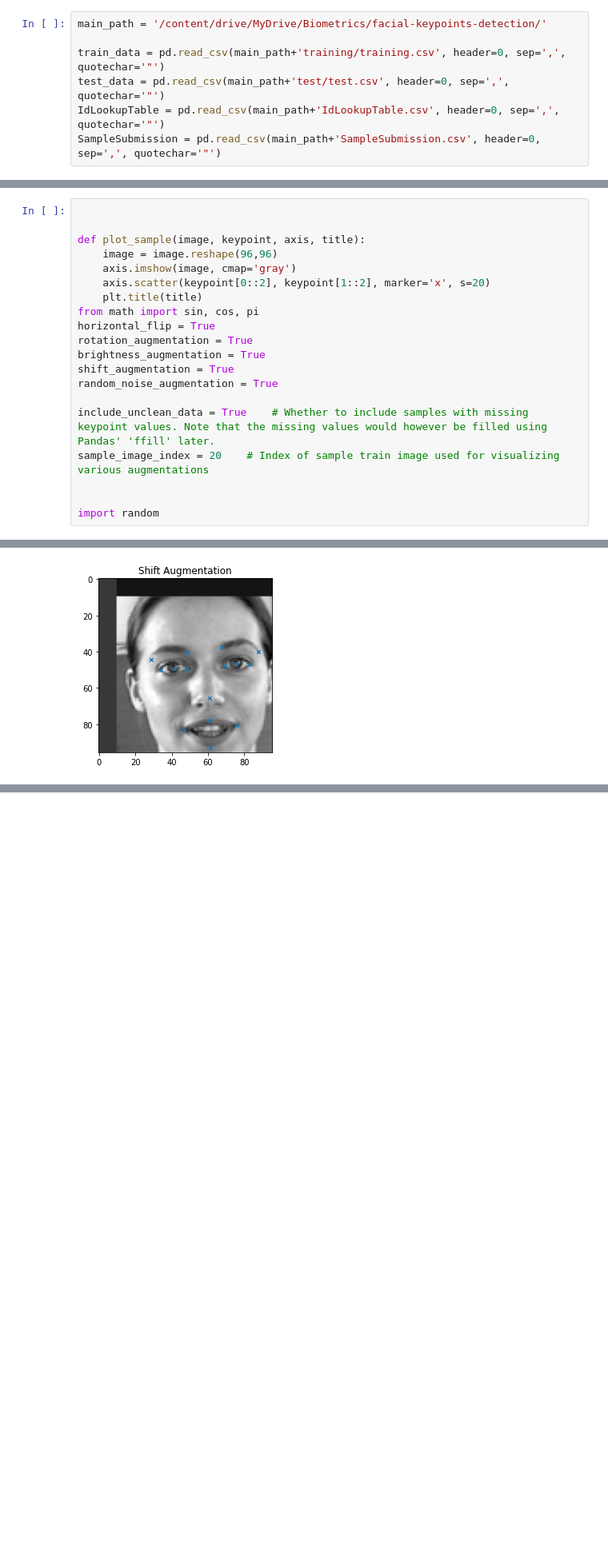
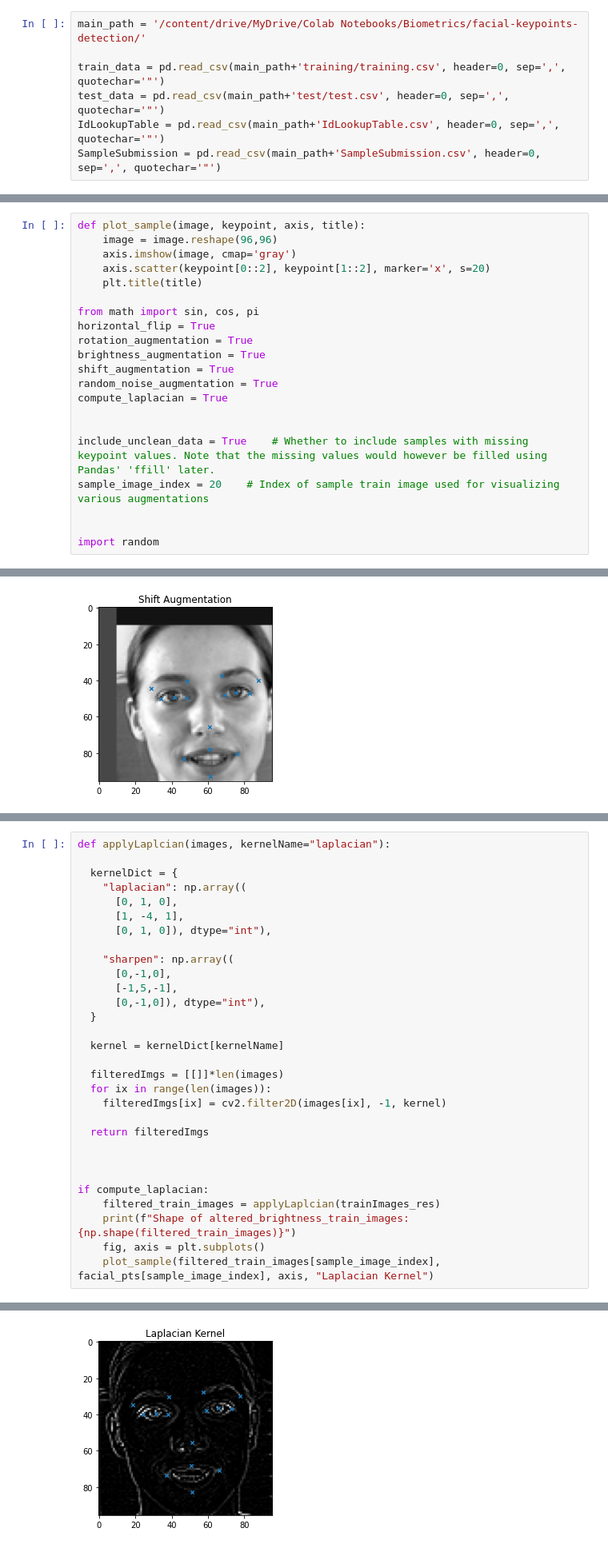
Before and after one commit to fedeloper/Biometrics2021, a Jupyter notebook: Biometric_project_new.ipynb, the cells around one changed output, grey strips where cells are left out. Shown at 80% size. Cells and saved outputs as stored; diff of their text form; blank space fills up the shorter version.

Commit message:
Commit 3
Base, OnlineAugmented, Laplacian models trained and validated,.
best results so far: laplacian

```diff
--- a/Biometric_project_new.ipynb
+++ b/Biometric_project_new.ipynb
@@ -16,7 +16,7 @@ import seaborn as sns
 
 from google.colab.patches import cv2_imshow
 # %%
-main_path = '/content/drive/MyDrive/Biometrics/facial-keypoints-detection/'
+main_path = '/content/drive/MyDrive/Colab Notebooks/Biometrics/facial-keypoints-detection/'
 
 train_data = pd.read_csv(main_path+'training/training.csv', header=0, sep=',', quotechar='"')
 test_data = pd.read_csv(main_path+'test/test.csv', header=0, sep=',', quotechar='"')
@@ -291,17 +297,18 @@ Augmentatio Setup
 # %%
-
-
 def plot_sample(image, keypoint, axis, title):
     image = image.reshape(96,96)
     axis.imshow(image, cmap='gray')
     axis.scatter(keypoint[0::2], keypoint[1::2], marker='x', s=20)
     plt.title(title)
+
 from math import sin, cos, pi
 horizontal_flip = True
 rotation_augmentation = True
 brightness_augmentation = True
 shift_augmentation = True
 random_noise_augmentation = True
+compute_laplacian = True
+
 
 include_unclean_data = True    # Whether to include samples with missing keypoint values. Note that the missing values would however be filled using Pandas' 'ffill' later.
 sample_image_index = 20    # Index of sample train image used for visualizing various augmentations
@@ -441,0 +451,31 @@ if shift_augmentation:
+# %%
+def applyLaplcian(images, kernelName="laplacian"):
+
+  kernelDict = {
+    "laplacian": np.array((
+	  [0, 1, 0],
+	  [1, -4, 1],
+	  [0, 1, 0]), dtype="int"),
+
+    "sharpen": np.array((
+      [0,-1,0],
+      [-1,5,-1],
+      [0,-1,0]), dtype="int"),
+  }
+
+  kernel = kernelDict[kernelName]
+
+  filteredImgs = [[]]*len(images)
+  for ix in range(len(images)):
+    filteredImgs[ix] = cv2.filter2D(images[ix], -1, kernel)
+
+  return filteredImgs
+
+
+
+if compute_laplacian:
+    filtered_train_images = applyLaplcian(trainImages_res)
+    print(f"Shape of altered_brightness_train_images: {np.shape(filtered_train_images)}")
+    fig, axis = plt.subplots()
+    plot_sample(filtered_train_images[sample_image_index], facial_pts[sample_image_index], axis, "Laplacian Kernel")
+# %% [output]
@@ -442,3 +483,4 @@ if shift_augmentation:
+[figure, added]
 # %% [markdown]
 Augmentation online
 # %%
```
Also changed, not shown: parts of 15 cells of this notebook, 4 other files.
